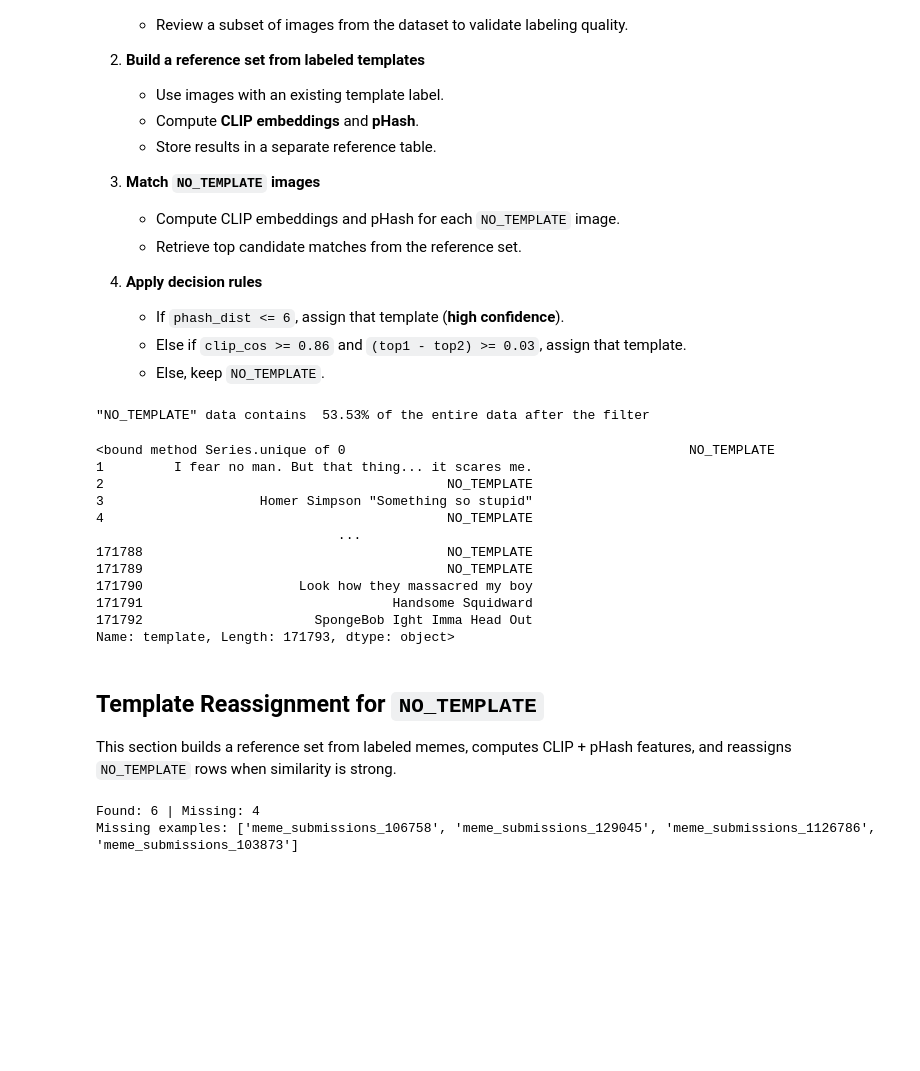
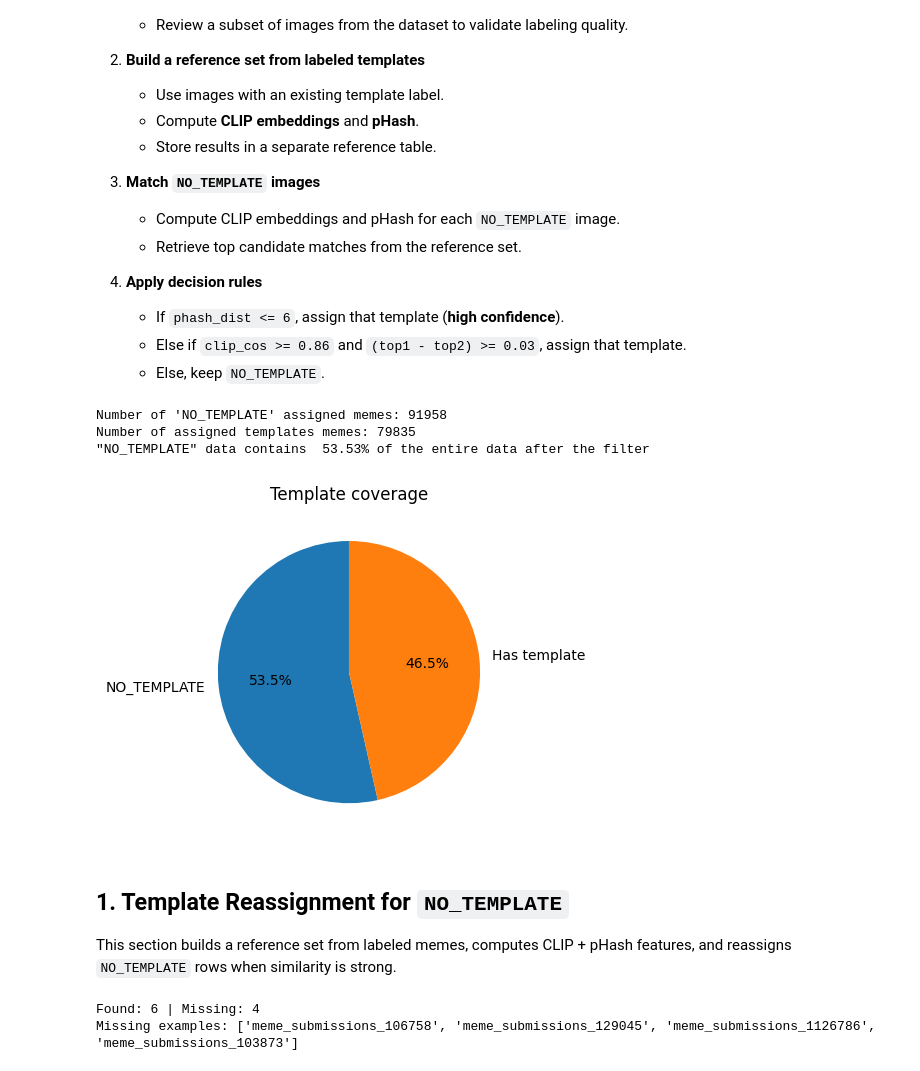
Before and after one commit to huysuy05/To_Meme_Or_Not_To_Meme, a Jupyter notebook: template_reassignment.ipynb, the cells around one changed output. Cells and saved outputs as stored; diff of their text form; code cells hidden in the pictures; blank space fills up the shorter version.

```diff
--- a/meme_clusters.ipynb
+++ b/template_reassignment.ipynb
@@ -107,30 +107,42 @@ meme_data_df.head()
    - Else, keep `NO_TEMPLATE`.
 # %%
 no_template_df = meme_data_df[meme_data_df['template'] == 'NO_TEMPLATE']
+template_df = meme_data_df[meme_data_df['template'] != 'NO_TEMPLATE']
 
 # Ratio of memes that were considered NO_TEMPLATE to the entire data
 ratio_no_template = no_template_df.shape[0] / meme_data_df.shape[0] * 100
+print(f"Number of 'NO_TEMPLATE' assigned memes: {no_template_df.shape[0]}")
+print(f"Number of assigned templates memes: {template_df.shape[0]}")
 print(f'"NO_TEMPLATE" data contains {ratio_no_template: .2f}% of the entire data after the filter')
 
 # Plot the distribution of templates
-import matplotlib.pyplot as plt
-meme_data_df['template'].unique
+sizes = [no_template_df.shape[0], template_df.shape[0]]
+labels = ["NO_TEMPLATE", "Has template"]
+
+plt.figure(figsize=(5, 5))
+plt.pie(sizes, labels=labels, autopct="%1.1f%%", startangle=90)
+plt.title("Template coverage")
+plt.tight_layout()
+plt.show()
+# import matplotlib.pyplot as plt
+# tpl_counts = meme_data_df["template"].dropna().value_counts()
+
+# top_k = 20
+# top = tpl_counts.head(top_k)
+
+# plt.figure(figsize=(10, 5))
+# top.sort_values().plot(kind="barh")
+# plt.title(f"Top {top_k} templates")
+# plt.xlabel("Count")
+# plt.tight_layout()
+# plt.show()
 # %% [output]
+Number of 'NO_TEMPLATE' assigned memes: 91958
+Number of assigned templates memes: 79835
 "NO_TEMPLATE" data contains  53.53% of the entire data after the filter
-<bound method Series.unique of 0                                            NO_TEMPLATE
-1         I fear no man. But that thing... it scares me.
-2                                            NO_TEMPLATE
-3                    Homer Simpson "Something so stupid"
-4                                            NO_TEMPLATE
-                               ...
-171788                                       NO_TEMPLATE
-171789                                       NO_TEMPLATE
-171790                    Look how they massacred my boy
-171791                                Handsome Squidward
-171792                      SpongeBob Ight Imma Head Out
-Name: template, Length: 171793, dtype: object>
+[figure, added]
 # %% [markdown]
-## Template Reassignment for `NO_TEMPLATE`
+## 1. Template Reassignment for `NO_TEMPLATE`
 This section builds a reference set from labeled memes, computes CLIP + pHash features, and reassigns `NO_TEMPLATE` rows when similarity is strong.
 # %%
 # Check NO_TEMPLATE to see if it is actually templateless, if not, no problem, but if yes we can assign based on clustering/reference set
```
Also changed, not shown: parts of 9 cells of this notebook.
